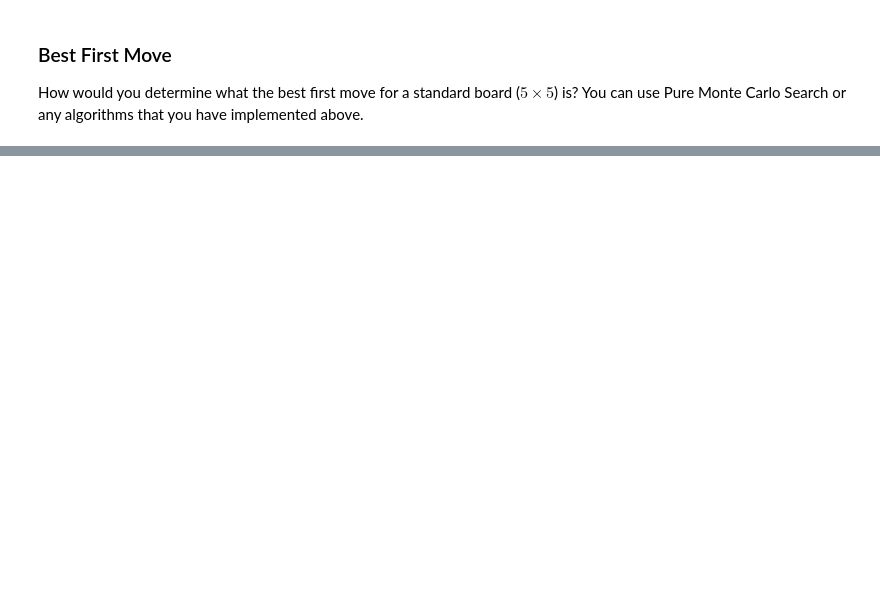
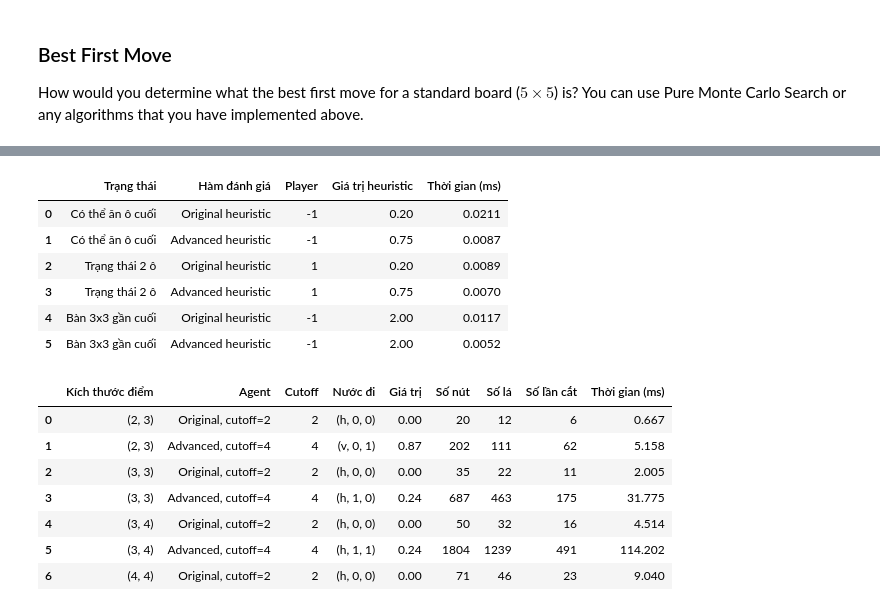
Before and after one commit to SGU-2627-PBL-AdvancedAI/LAB05_GAME, a Jupyter notebook: assignment_dots_and_boxes.ipynb, the cells around one changed output, grey strips where cells are left out. Saved outputs shown, nothing was run; the diff lists cells and outputs as text; code cells hidden in the pictures; blank space fills up the shorter version.

```diff
--- a/assignment_dots_and_boxes.ipynb
+++ b/assignment_dots_and_boxes.ipynb
@@ -213,0 +1127,69 @@ How would you determine what the best first move for a standard board ($5 \times
+# %%
+# Compare the two evaluation functions on the same manually-created states.
+heuristic_comparison_rows = []
+
+for state_name, state, player in manual:
+    for label, eval_fn in [
+        ("Original heuristic", heuristic),
+        ("Advanced heuristic", heuristic_advanced)
+    ]:
+        t0 = time.perf_counter()
+        value = eval_fn(state, player, player)
+        elapsed = time.perf_counter() - t0
+
+        heuristic_comparison_rows.append({
+            "Trạng thái": state_name,
+            "Hàm đánh giá": label,
+            "Player": player,
+            "Giá trị heuristic": round(float(value), 4),
+            "Thời gian (ms)": round(elapsed * 1000, 4)
+        })
+
+heuristic_comparison_df = pd.DataFrame(heuristic_comparison_rows)
+display(heuristic_comparison_df)
+
+# Compare search cost using original vs advanced heuristic at matching cutoffs.
+custom_benchmark_rows = []
+for size in [(2, 3), (3, 3), (3, 4), (4, 4)]:
+    state = new_board(size)
+    configurations = [
+        ("Original, cutoff=2", 2, heuristic),
+        ("Advanced, cutoff=4", 4, heuristic_advanced)
+    ]
+    if size == (4, 4):
+        configurations = [("Original, cutoff=2", 2, heuristic)]
+    for label, depth, eval_fn in configurations:
+        out = minimax_alpha_beta_custom(
+            state, player=1, depth=depth,
+            move_ordering=True, eval_fn=eval_fn
+        )
+        custom_benchmark_rows.append({
+            "Kích thước điểm": str(size),
+            "Agent": label,
+            "Cutoff": depth,
+            "Nước đi": out["move"],
+            "Giá trị": round(out["value"], 4),
+            "Số nút": out["nodes"],
+            "Số lá": out["leaves"],
+            "Số lần cắt": out["prunes"],
+            "Thời gian (ms)": round(out["time_s"] * 1000, 3)
+        })
+
+custom_benchmark_df = pd.DataFrame(custom_benchmark_rows)
+display(custom_benchmark_df)
+# %% [output]
+|  | Trạng thái | Hàm đánh giá | Player | Giá trị heuristic | Thời gian (ms) |
+| 0 | Có thể ăn ô cuối | Original heuristic | -1 | 0.20 | 0.0211 |
+| 1 | Có thể ăn ô cuối | Advanced heuristic | -1 | 0.75 | 0.0087 |
+| 2 | Trạng thái 2 ô | Original heuristic | 1 | 0.20 | 0.0089 |
+| 3 | Trạng thái 2 ô | Advanced heuristic | 1 | 0.75 | 0.0070 |
+| 4 | Bàn 3x3 gần cuối | Original heuristic | -1 | 2.00 | 0.0117 |
+| 5 | Bàn 3x3 gần cuối | Advanced heuristic | -1 | 2.00 | 0.0052 |
+|  | Kích thước điểm | Agent | Cutoff | Nước đi | Giá trị | Số nút | Số lá | Số lần cắt | Thời gian (ms) |
+| 0 | (2, 3) | Original, cutoff=2 | 2 | (h, 0, 0) | 0.00 | 20 | 12 | 6 | 0.667 |
+| 1 | (2, 3) | Advanced, cutoff=4 | 4 | (v, 0, 1) | 0.87 | 202 | 111 | 62 | 5.158 |
+| 2 | (3, 3) | Original, cutoff=2 | 2 | (h, 0, 0) | 0.00 | 35 | 22 | 11 | 2.005 |
+| 3 | (3, 3) | Advanced, cutoff=4 | 4 | (h, 1, 0) | 0.24 | 687 | 463 | 175 | 31.775 |
+| 4 | (3, 4) | Original, cutoff=2 | 2 | (h, 0, 0) | 0.00 | 50 | 32 | 16 | 4.514 |
+| 5 | (3, 4) | Advanced, cutoff=4 | 4 | (h, 1, 1) | 0.24 | 1804 | 1239 | 491 | 114.202 |
+| 6 | (4, 4) | Original, cutoff=2 | 2 | (h, 0, 0) | 0.00 | 71 | 46 | 23 | 9.040 |
```
Also changed, not shown: parts of 47 cells of this notebook.
